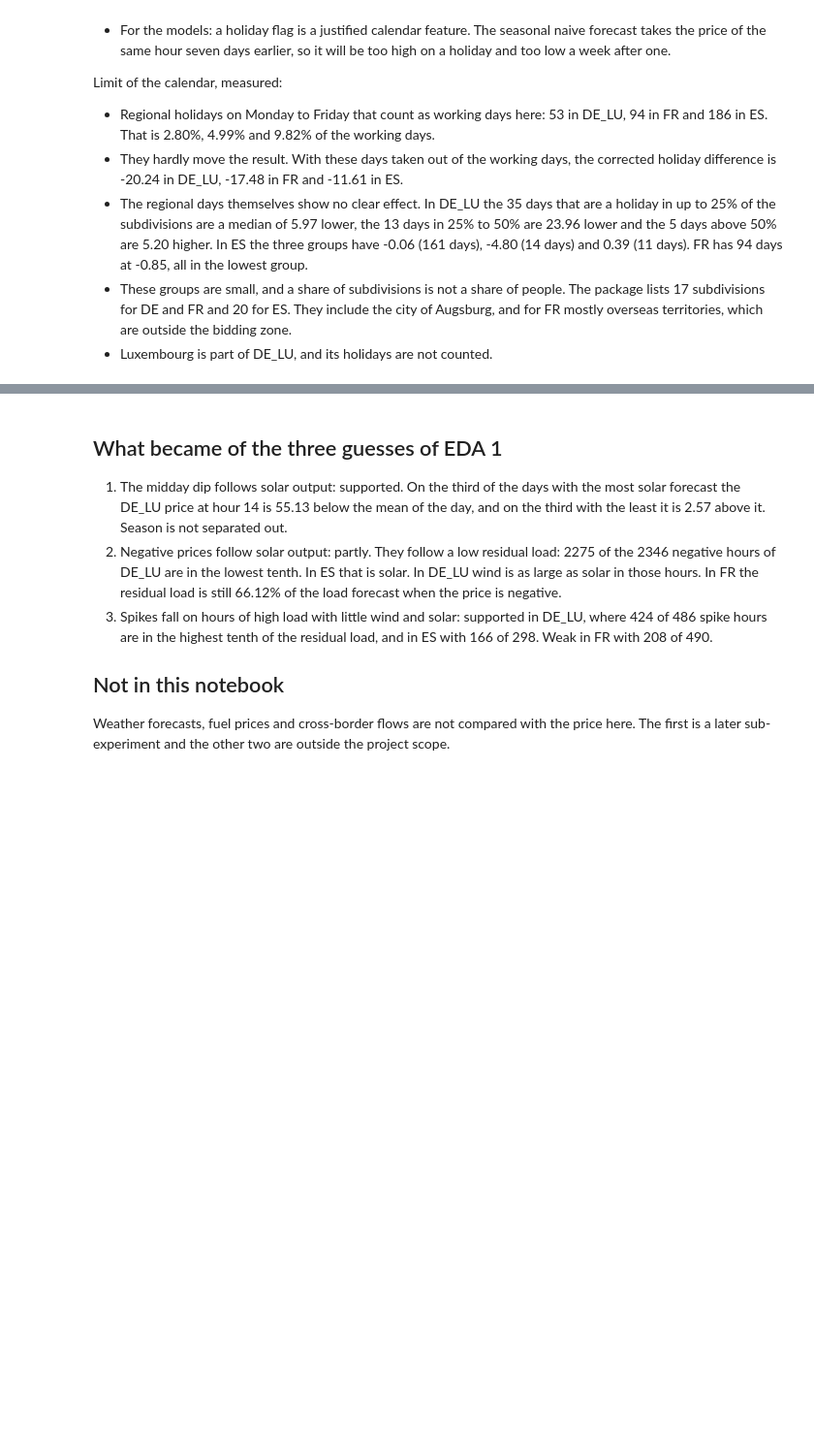
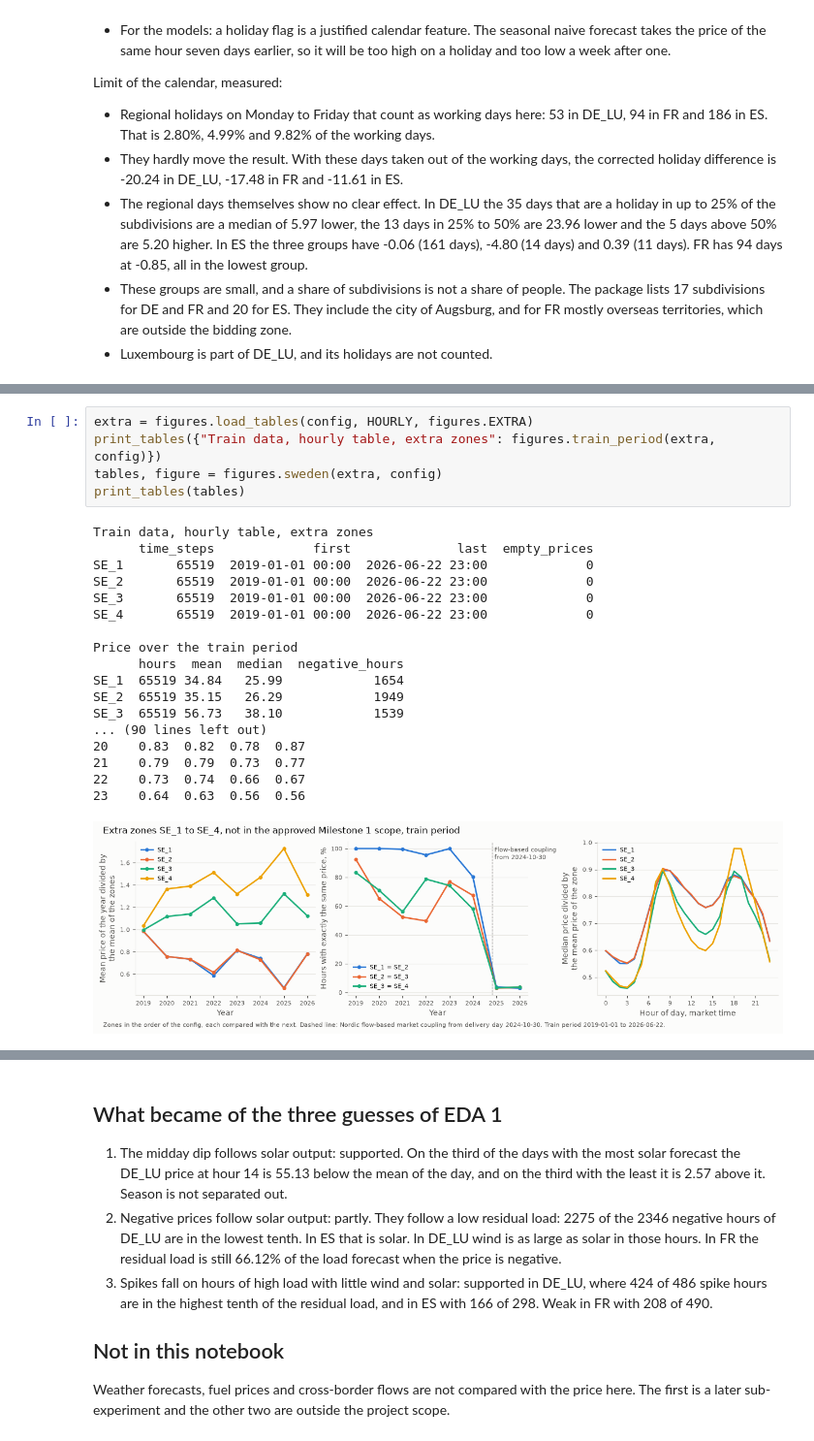
Before and after one commit to tharindusampath1991/268490V-capstone-project, a Jupyter notebook: notebooks/01_eda_drivers.ipynb, the cells around one changed output, grey strips where cells are left out. Shown at 97% size. Drawn from its saved outputs; the diff is of its cells as text; blank space fills up the shorter version.

Commit message:
Add the Sweden section to the EDA 2 notebook

```diff
--- a/notebooks/01_eda_drivers.ipynb
+++ b/notebooks/01_eda_drivers.ipynb
@@ -285,0 +294,24 @@ Limit of the calendar, measured:
+# %%
+extra = figures.load_tables(config, HOURLY, figures.EXTRA)
+print_tables({"Train data, hourly table, extra zones": figures.train_period(extra, config)})
+tables, figure = figures.sweden(extra, config)
+print_tables(tables)
+# %% [output]
+Train data, hourly table, extra zones
+      time_steps             first              last  empty_prices
+SE_1       65519  2019-01-01 00:00  2026-06-22 23:00             0
+SE_2       65519  2019-01-01 00:00  2026-06-22 23:00             0
+SE_3       65519  2019-01-01 00:00  2026-06-22 23:00             0
+SE_4       65519  2019-01-01 00:00  2026-06-22 23:00             0
+
+Price over the train period
+      hours  mean  median  negative_hours
+SE_1  65519 34.84   25.99            1654
+SE_2  65519 35.15   26.29            1949
+SE_3  65519 56.73   38.10            1539
+... (90 lines left out)
+20    0.83  0.82  0.78  0.87
+21    0.79  0.79  0.73  0.77
+22    0.73  0.74  0.66  0.67
+23    0.64  0.63  0.56  0.56
+[figure, added]
```
Also changed, not shown: parts of 2 cells of this notebook.
